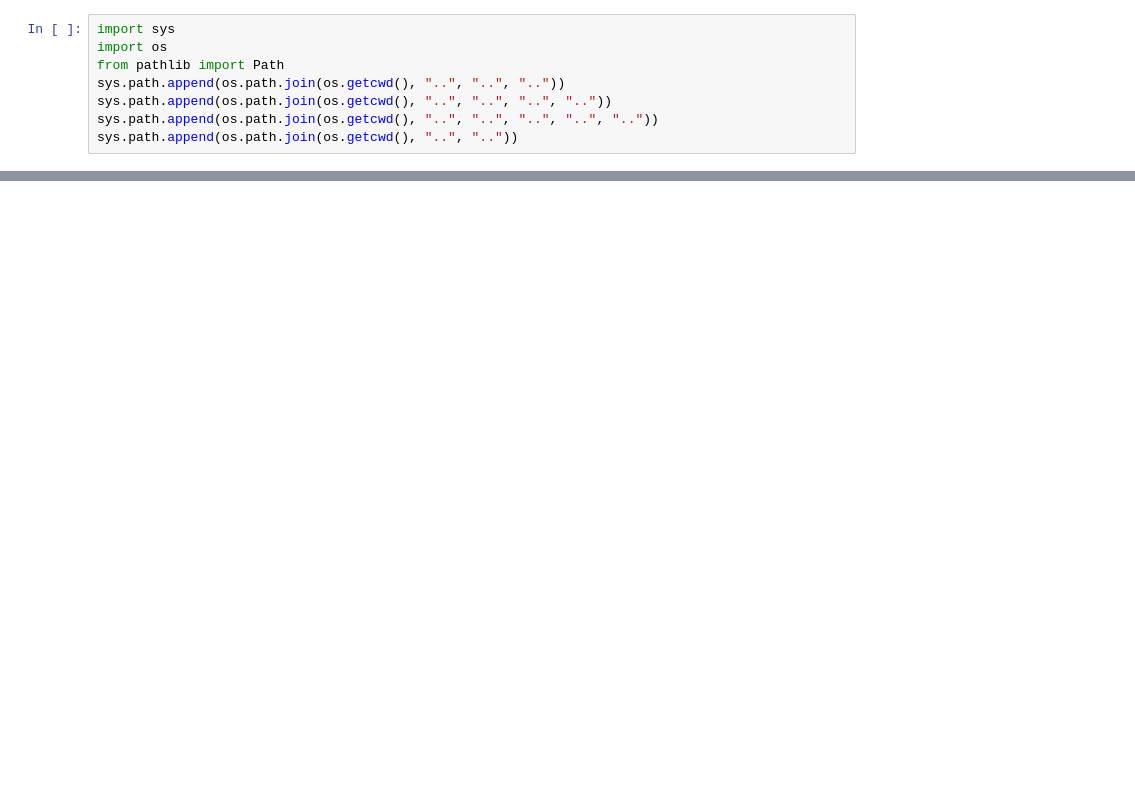
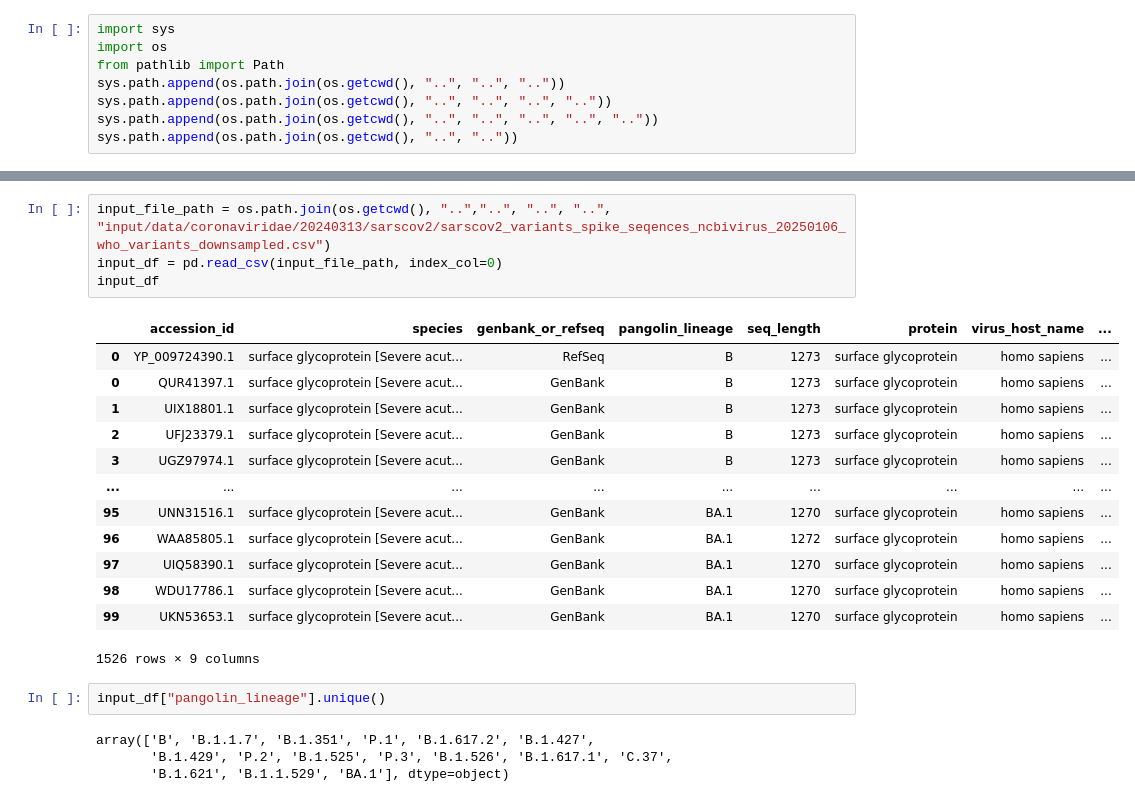
Before and after one commit to NeelTheBomb/HAVEN, a Jupyter notebook: src/jupyter_notebooks/interpretability/attention_values/attention-values-analysis.ipynb, the cells around one changed output, grey strips where cells are left out. Saved outputs shown, nothing was run; the diff lists cells and outputs as text; blank space fills up the shorter version.

```diff
--- a/src/jupyter_notebooks/interpretability/attention_values/attention-values-analysis.ipynb
+++ b/src/jupyter_notebooks/interpretability/attention_values/attention-values-analysis.ipynb
@@ -28,0 +27,24 @@ ImportError: cannot import name 'HAVEN' from 'src.models.haven' (/home/blessyant
+# %%
+input_file_path = os.path.join(os.getcwd(), "..","..", "..", "..", "input/data/coronaviridae/20240313/sarscov2/sarscov2_variants_spike_seqences_ncbivirus_20250106_who_variants_downsampled.csv")
+input_df = pd.read_csv(input_file_path, index_col=0)
+input_df
+# %% [output]
+|  | accession_id | species | genbank_or_refseq | pangolin_lineage | seq_length | protein | virus_host_name | ... |
+| 0 | YP_009724390.1 | surface glycoprotein [Severe acut... | RefSeq | B | 1273 | surface glycoprotein | homo sapiens | ... |
+| 0 | QUR41397.1 | surface glycoprotein [Severe acut... | GenBank | B | 1273 | surface glycoprotein | homo sapiens | ... |
+| 1 | UIX18801.1 | surface glycoprotein [Severe acut... | GenBank | B | 1273 | surface glycoprotein | homo sapiens | ... |
+| 2 | UFJ23379.1 | surface glycoprotein [Severe acut... | GenBank | B | 1273 | surface glycoprotein | homo sapiens | ... |
+| 3 | UGZ97974.1 | surface glycoprotein [Severe acut... | GenBank | B | 1273 | surface glycoprotein | homo sapiens | ... |
+| ... | ... | ... | ... | ... | ... | ... | ... | ... |
+| 95 | UNN31516.1 | surface glycoprotein [Severe acut... | GenBank | BA.1 | 1270 | surface glycoprotein | homo sapiens | ... |
+| 96 | WAA85805.1 | surface glycoprotein [Severe acut... | GenBank | BA.1 | 1272 | surface glycoprotein | homo sapiens | ... |
+| 97 | UIQ58390.1 | surface glycoprotein [Severe acut... | GenBank | BA.1 | 1270 | surface glycoprotein | homo sapiens | ... |
+| 98 | WDU17786.1 | surface glycoprotein [Severe acut... | GenBank | BA.1 | 1270 | surface glycoprotein | homo sapiens | ... |
+| 99 | UKN53653.1 | surface glycoprotein [Severe acut... | GenBank | BA.1 | 1270 | surface glycoprotein | homo sapiens | ... |
+1526 rows × 9 columns
+# %%
+input_df["pangolin_lineage"].unique()
+# %% [output]
+array(['B', 'B.1.1.7', 'B.1.351', 'P.1', 'B.1.617.2', 'B.1.427',
+       'B.1.429', 'P.2', 'B.1.525', 'P.3', 'B.1.526', 'B.1.617.1', 'C.37',
+       'B.1.621', 'B.1.1.529', 'BA.1'], dtype=object)
```
Also changed, not shown: parts of 30 cells of this notebook, 1 other file.
